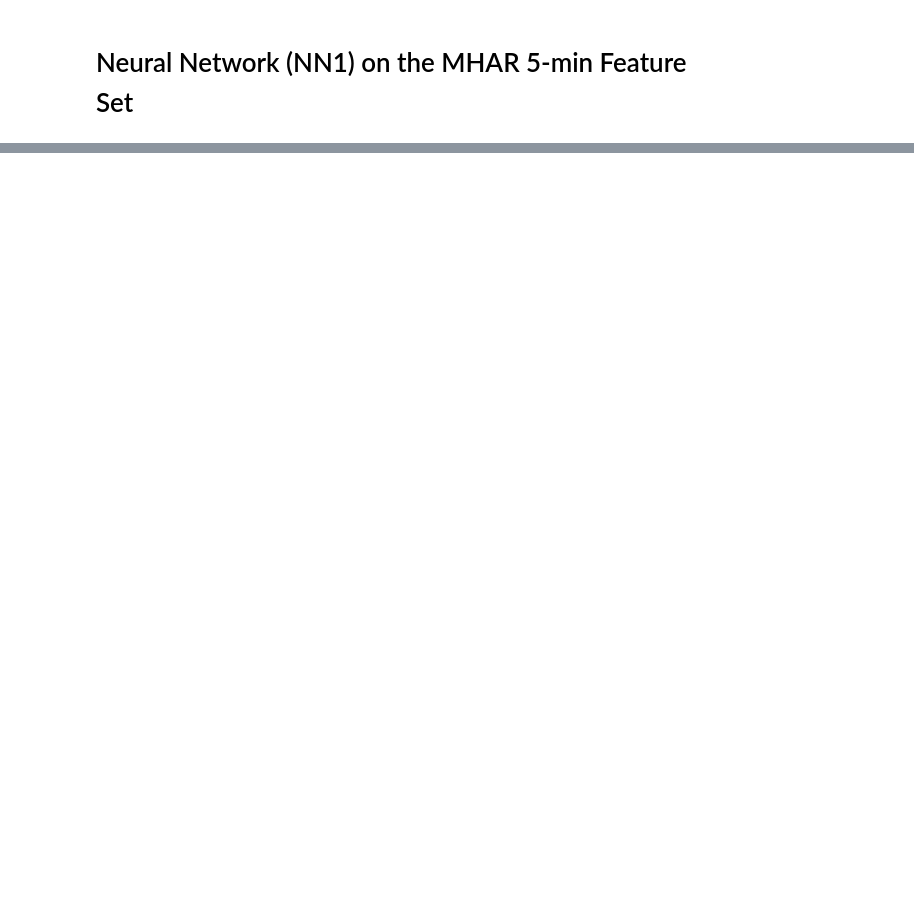
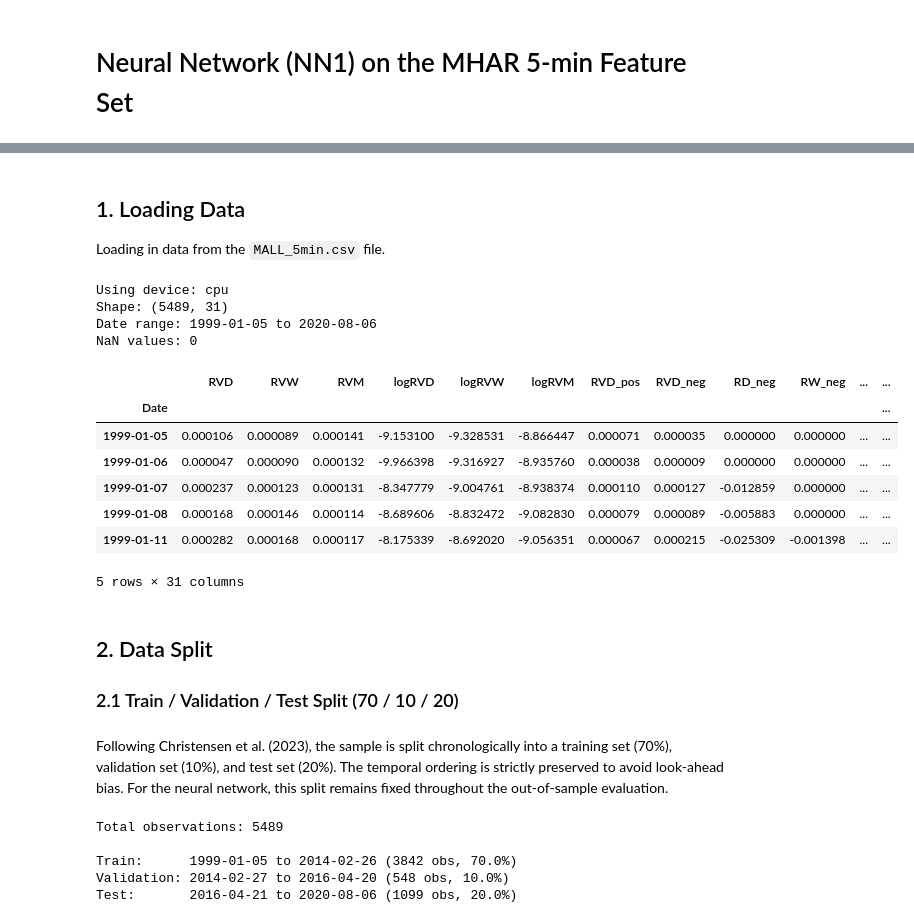
Before and after one commit to tobiasctpersson/MSc-Thesis, a Jupyter notebook: 5-min RV/Python Code/MHAR Results/Neural Networks/MHAR_5min_NN1.ipynb, the cells around one changed output, grey strips where cells are left out. Saved outputs shown, nothing was run; the diff lists cells and outputs as text; code cells hidden in the pictures; blank space fills up the shorter version.

```diff
--- a/5-min RV/Python Code/MHAR Results/Neural Networks/MHAR_5min_NN1.ipynb
+++ b/5-min RV/Python Code/MHAR Results/Neural Networks/MHAR_5min_NN1.ipynb
@@ -683,0 +21,64 @@ NN1 Ensemble:
+# %% [markdown]
+## 1. Loading Data
+Loading in data from the `MALL_5min.csv` file.
+# %%
+import os
+import copy
+import time
+import random
+import numpy as np
+import pandas as pd
+import matplotlib.pyplot as plt
+import torch
+import torch.nn as nn
+import torch.optim as optim
+
+# Load MALL dataset
+file_path = "/Users/tobiasbergdahlpersson/Documents/SSE/MSc Thesis/5-min RV/Cleaned Data Sets/MALL_5min.csv"
+MALL = pd.read_csv(file_path, index_col="Date", parse_dates=True)
+
+device = torch.device("mps" if torch.backends.mps.is_available() else "cpu")
+print(f"Using device: {device}")
+print(f"Shape: {MALL.shape}")
+print(f"Date range: {MALL.index[0].date()} to {MALL.index[-1].date()}")
+print(f"NaN values: {MALL.isna().sum().sum()}")
+MALL.head()
+# %% [output]
+Using device: cpu
+Shape: (5489, 31)
+Date range: 1999-01-05 to 2020-08-06
+NaN values: 0
+|  | RVD | RVW | RVM | logRVD | logRVW | logRVM | RVD_pos | RVD_neg | RD_neg | RW_neg | ... | ... |
+| Date |  |  |  |  |  |  |  |  |  |  |  | ... |
+| 1999-01-05 | 0.000106 | 0.000089 | 0.000141 | -9.153100 | -9.328531 | -8.866447 | 0.000071 | 0.000035 | 0.000000 | 0.000000 | ... | ... |
+| 1999-01-06 | 0.000047 | 0.000090 | 0.000132 | -9.966398 | -9.316927 | -8.935760 | 0.000038 | 0.000009 | 0.000000 | 0.000000 | ... | ... |
+| 1999-01-07 | 0.000237 | 0.000123 | 0.000131 | -8.347779 | -9.004761 | -8.938374 | 0.000110 | 0.000127 | -0.012859 | 0.000000 | ... | ... |
+| 1999-01-08 | 0.000168 | 0.000146 | 0.000114 | -8.689606 | -8.832472 | -9.082830 | 0.000079 | 0.000089 | -0.005883 | 0.000000 | ... | ... |
+| 1999-01-11 | 0.000282 | 0.000168 | 0.000117 | -8.175339 | -8.692020 | -9.056351 | 0.000067 | 0.000215 | -0.025309 | -0.001398 | ... | ... |
+5 rows × 31 columns
+# %% [markdown]
+## 2. Data Split
+### 2.1 Train / Validation / Test Split (70 / 10 / 20)
+# %% [markdown]
+Following Christensen et al. (2023), the sample is split chronologically into a training set (70%), validation set (10%), and test set (20%). The temporal ordering is strictly preserved to avoid look-ahead bias. For the neural network, this split remains fixed throughout the out-of-sample evaluation.
+# %%
+# Train / Validation / Test split (70 / 10 / 20)
+n = len(MALL)
+n_train = int(np.floor(0.70 * n))
+n_val = int(np.floor(0.10 * n))
+n_test = n - n_train - n_val
+
+train_idx = MALL.index[:n_train]
+val_idx = MALL.index[n_train:n_train + n_val]
+test_idx = MALL.index[n_train + n_val:]
+
+print(f"Total observations: {n}")
+print(f"\nTrain:      {train_idx[0].date()} to {train_idx[-1].date()} ({n_train} obs, {n_train/n*100:.1f}%)")
+print(f"Validation: {val_idx[0].date()} to {val_idx[-1].date()} ({n_val} obs, {n_val/n*100:.1f}%)")
+print(f"Test:       {test_idx[0].date()} to {test_idx[-1].date()} ({n_test} obs, {n_test/n*100:.1f}%)")
+# %% [output]
+Total observations: 5489
+
+Train:      1999-01-05 to 2014-02-26 (3842 obs, 70.0%)
+Validation: 2014-02-27 to 2016-04-20 (548 obs, 10.0%)
+Test:       2016-04-21 to 2020-08-06 (1099 obs, 20.0%)
```
Also changed, not shown: parts of 43 cells of this notebook, 57 other files.
